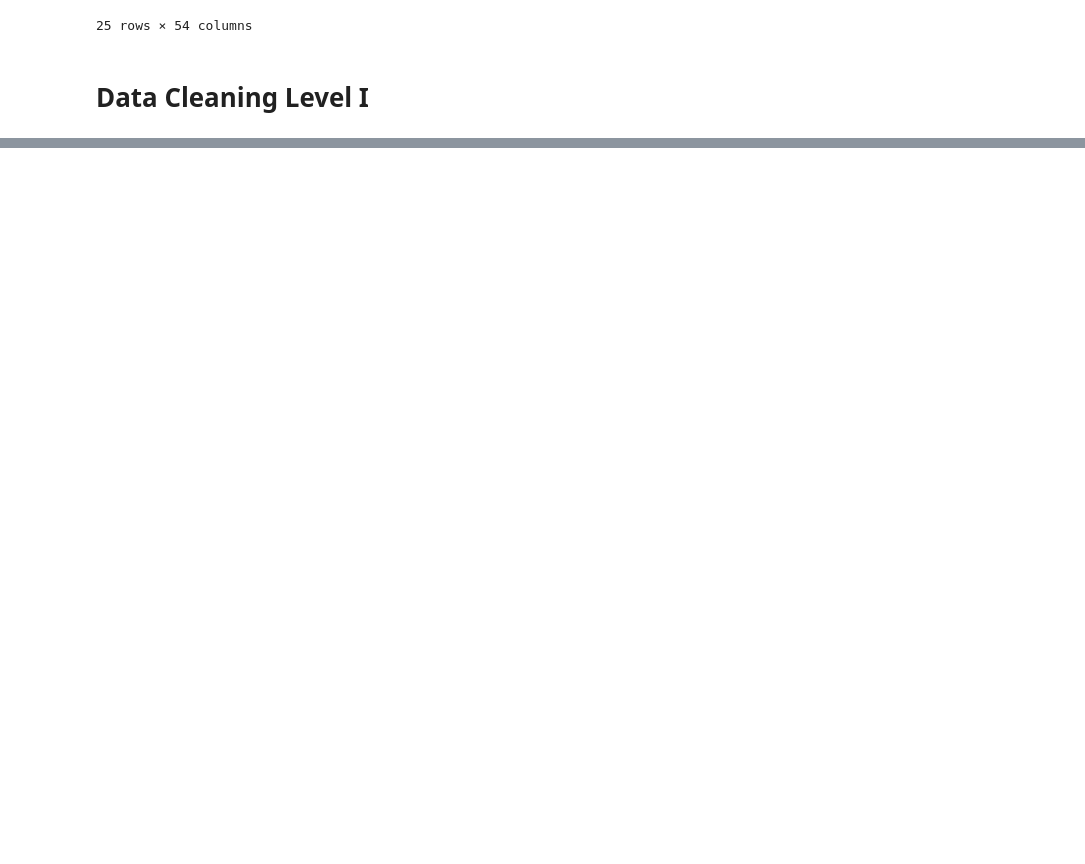
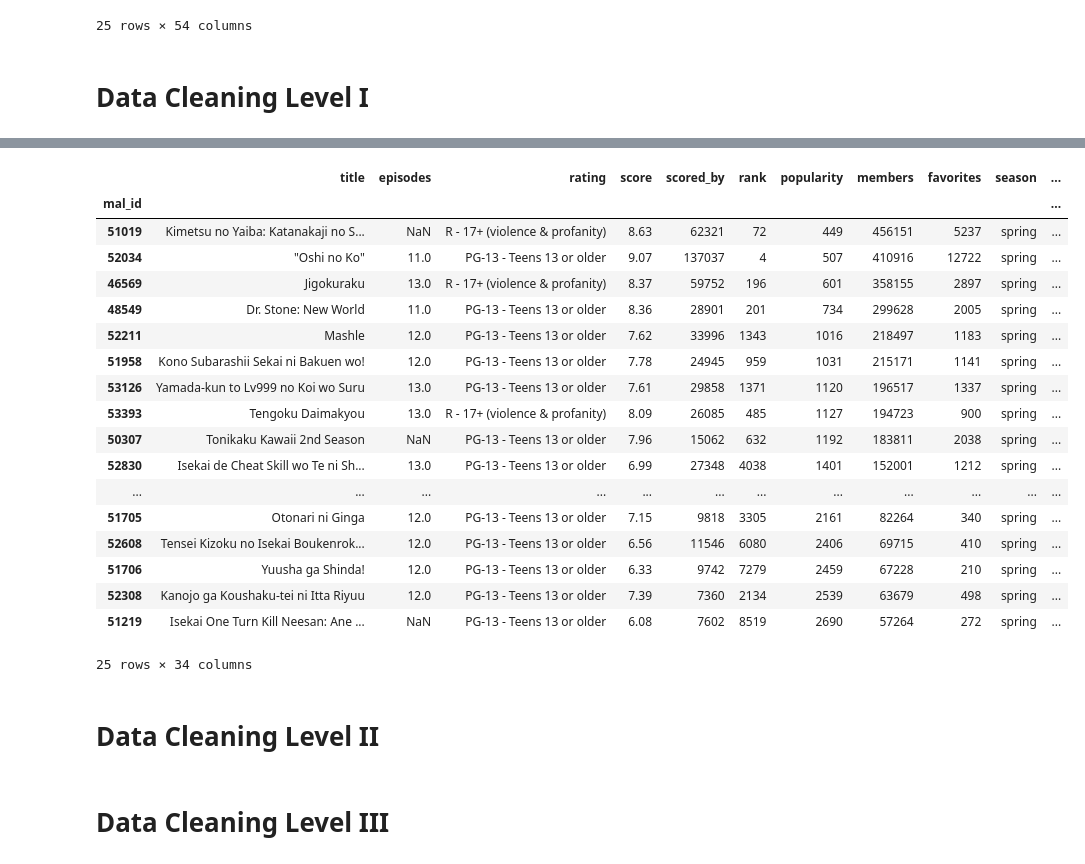
Before and after one commit to WuJunNing/INST447FinalProject, a Jupyter notebook: Final_Project.ipynb, the cells around one changed output, grey strips where cells are left out. Saved outputs shown, nothing was run; the diff lists cells and outputs as text; code cells hidden in the pictures; blank space fills up the shorter version.

```diff
--- a/Final_Project.ipynb
+++ b/Final_Project.ipynb
@@ -104,0 +94,28 @@ data_pd
+# %%
+# Reindexing with the mal_id column
+data_pd.set_index('mal_id', inplace=True)
+data_pd
+# %% [output]
+|  | title | episodes | rating | score | scored_by | rank | popularity | members | favorites | season | ... |
+| mal_id |  |  |  |  |  |  |  |  |  |  | ... |
+| 51019 | Kimetsu no Yaiba: Katanakaji no S... | NaN | R - 17+ (violence & profanity) | 8.63 | 62321 | 72 | 449 | 456151 | 5237 | spring | ... |
+| 52034 | "Oshi no Ko" | 11.0 | PG-13 - Teens 13 or older | 9.07 | 137037 | 4 | 507 | 410916 | 12722 | spring | ... |
+| 46569 | Jigokuraku | 13.0 | R - 17+ (violence & profanity) | 8.37 | 59752 | 196 | 601 | 358155 | 2897 | spring | ... |
+| 48549 | Dr. Stone: New World | 11.0 | PG-13 - Teens 13 or older | 8.36 | 28901 | 201 | 734 | 299628 | 2005 | spring | ... |
+| 52211 | Mashle | 12.0 | PG-13 - Teens 13 or older | 7.62 | 33996 | 1343 | 1016 | 218497 | 1183 | spring | ... |
+| 51958 | Kono Subarashii Sekai ni Bakuen wo! | 12.0 | PG-13 - Teens 13 or older | 7.78 | 24945 | 959 | 1031 | 215171 | 1141 | spring | ... |
+| 53126 | Yamada-kun to Lv999 no Koi wo Suru | 13.0 | PG-13 - Teens 13 or older | 7.61 | 29858 | 1371 | 1120 | 196517 | 1337 | spring | ... |
+| 53393 | Tengoku Daimakyou | 13.0 | R - 17+ (violence & profanity) | 8.09 | 26085 | 485 | 1127 | 194723 | 900 | spring | ... |
+| 50307 | Tonikaku Kawaii 2nd Season | NaN | PG-13 - Teens 13 or older | 7.96 | 15062 | 632 | 1192 | 183811 | 2038 | spring | ... |
+| 52830 | Isekai de Cheat Skill wo Te ni Sh... | 13.0 | PG-13 - Teens 13 or older | 6.99 | 27348 | 4038 | 1401 | 152001 | 1212 | spring | ... |
+| ... | ... | ... | ... | ... | ... | ... | ... | ... | ... | ... | ... |
+| 51705 | Otonari ni Ginga | 12.0 | PG-13 - Teens 13 or older | 7.15 | 9818 | 3305 | 2161 | 82264 | 340 | spring | ... |
+| 52608 | Tensei Kizoku no Isekai Boukenrok... | 12.0 | PG-13 - Teens 13 or older | 6.56 | 11546 | 6080 | 2406 | 69715 | 410 | spring | ... |
+| 51706 | Yuusha ga Shinda! | 12.0 | PG-13 - Teens 13 or older | 6.33 | 9742 | 7279 | 2459 | 67228 | 210 | spring | ... |
+| 52308 | Kanojo ga Koushaku-tei ni Itta Riyuu | 12.0 | PG-13 - Teens 13 or older | 7.39 | 7360 | 2134 | 2539 | 63679 | 498 | spring | ... |
+| 51219 | Isekai One Turn Kill Neesan: Ane ... | NaN | PG-13 - Teens 13 or older | 6.08 | 7602 | 8519 | 2690 | 57264 | 272 | spring | ... |
+25 rows × 34 columns
+# %% [markdown]
+# Data Cleaning Level II
+# %% [markdown]
+# Data Cleaning Level III
```
Also changed, not shown: parts of 3 cells of this notebook.
